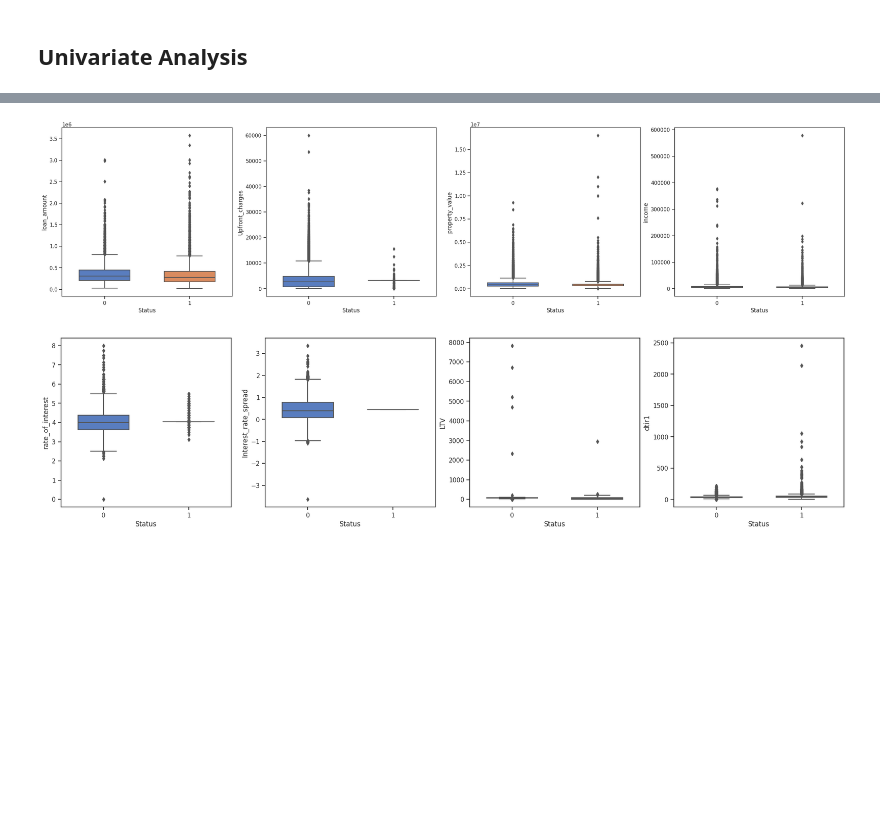
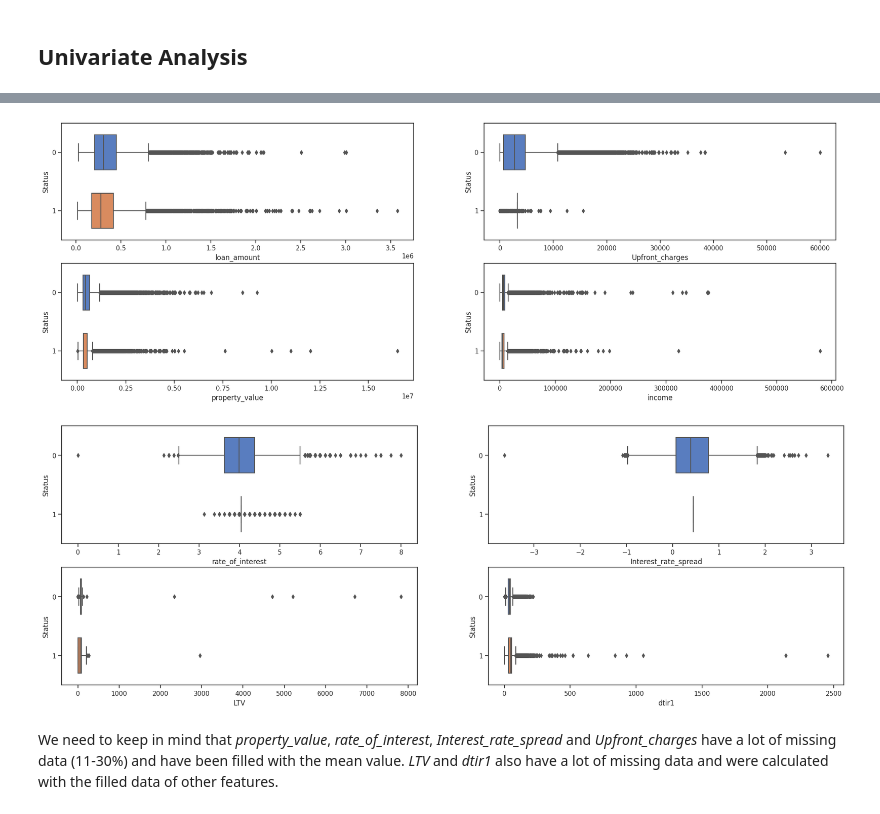
Before and after one commit to Hoale2908/Data_Preprocessing_for_Mortgage_Loan_Default_Prediction, a Jupyter notebook: model.ipynb, the cells around one changed output, grey strips where cells are left out. Drawn from its saved outputs; the diff is of its cells as text; code cells hidden in the pictures; blank space fills up the shorter version.

```diff
--- a/model.ipynb
+++ b/model.ipynb
@@ -189,14 +198,16 @@ input_1 = ['loan_type', 'loan_purpose', 'Credit_Worthiness', 'open_credit', 'bus
 input_2 = ['loan_amount', 'Upfront_charges', 'property_value', 'income', ]
 input_3 = ['rate_of_interest', 'Interest_rate_spread', 'LTV', 'dtir1']
 # %%
+# Distribution of group 1
+
 import warnings
 warnings.filterwarnings("ignore", category=FutureWarning, module="seaborn._oldcore")
 
 sns.set_theme(style="ticks", palette="muted")
-f1 = plt.figure(figsize=(20,15))
+f1 = plt.figure(figsize=(20,20))
 for col in input_1:
     i = input_1.index(col) + 1
     ax = f1.add_subplot(4,4,i)
-    g1 = sns.histplot(loan, x=loan[col], legend=True, hue='Status', binwidth=.5, multiple='stack')
+    g1 = sns.histplot(loan, x=loan[col], legend=True, hue='Status', multiple='stack')
     g1.set(ylabel=None)
 # %% [output]
@@ -204,17 +236,26 @@ for col in input_1:
+# %%
+# Remove Credit_Score, open_credit and Security_Type
+
+loan = loan.drop(['open_credit', 'Security_Type', 'Credit_Score'], axis=1)
 # %%
+# Distribution of group 2
 
-f2 = plt.figure(figsize=(30,30))
+f2 = plt.figure(figsize=(24,8))
 for col in input_2:
     i = input_2.index(col) + 1
-    ax = f2.add_subplot(4,4,i)
-    g2 = sns.boxplot(loan, y=col, x='Status', width=.6)
+    ax = f2.add_subplot(2,2,i)
+    g2 = sns.boxplot(loan, x=col, y='Status', width=.6, orient='h')
 # %% [output]
-[figure, old version]
+[figure, new version]
 # %%
-f3 = plt.figure(figsize=(25,25))
+# Distribution of group 3
+
+f3 = plt.figure(figsize=(24,8))
 for col in input_3:
     i = input_3.index(col) + 1
-    ax = f3.add_subplot(4,4,i)
-    g3 = sns.boxplot(loan, y=col, x='Status', width=.6)
+    ax = f3.add_subplot(2,2,i)
+    g3 = sns.boxplot(loan, x=col, y='Status', width=.6, orient='h')
 # %% [output]
-[figure, old version]
+[figure, new version]
+# %% [markdown]
+We need to keep in mind that *property_value*, *rate_of_interest*, *Interest_rate_spread* and *Upfront_charges* have a lot of missing data (11-30%) and have been filled with the mean value. *LTV* and *dtir1* also have a lot of missing data and were calculated with the filled data of other features.
```
Also changed, not shown: parts of 6 cells of this notebook.
